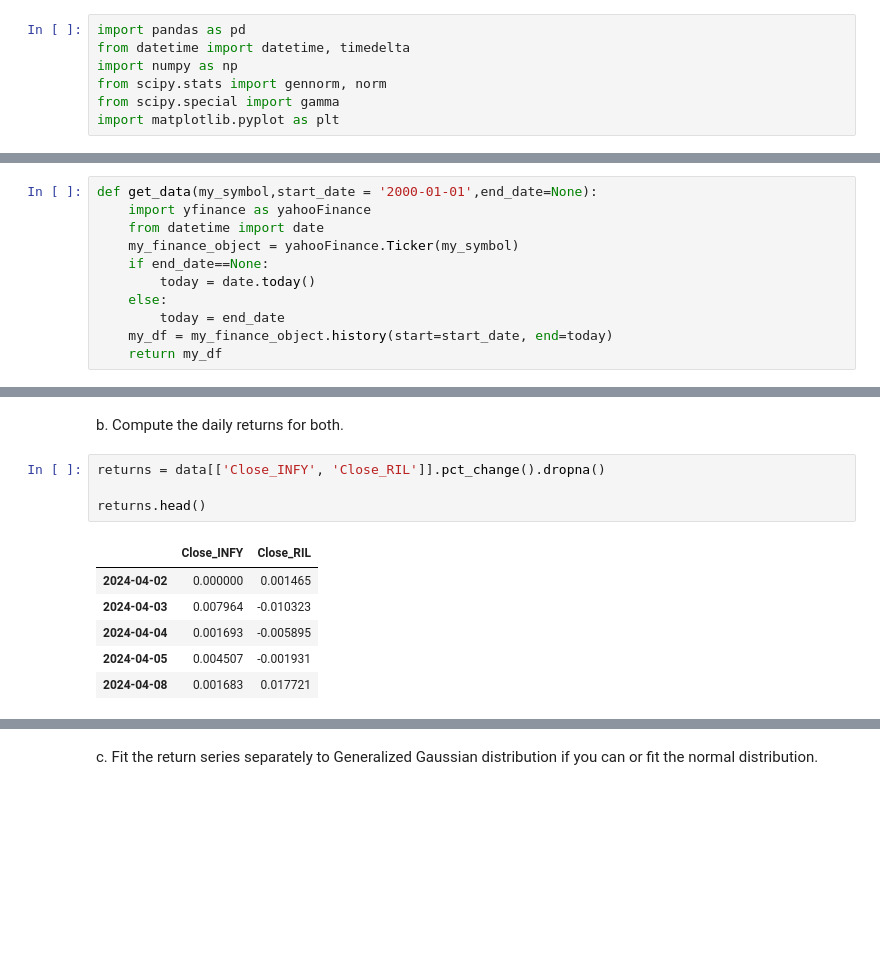
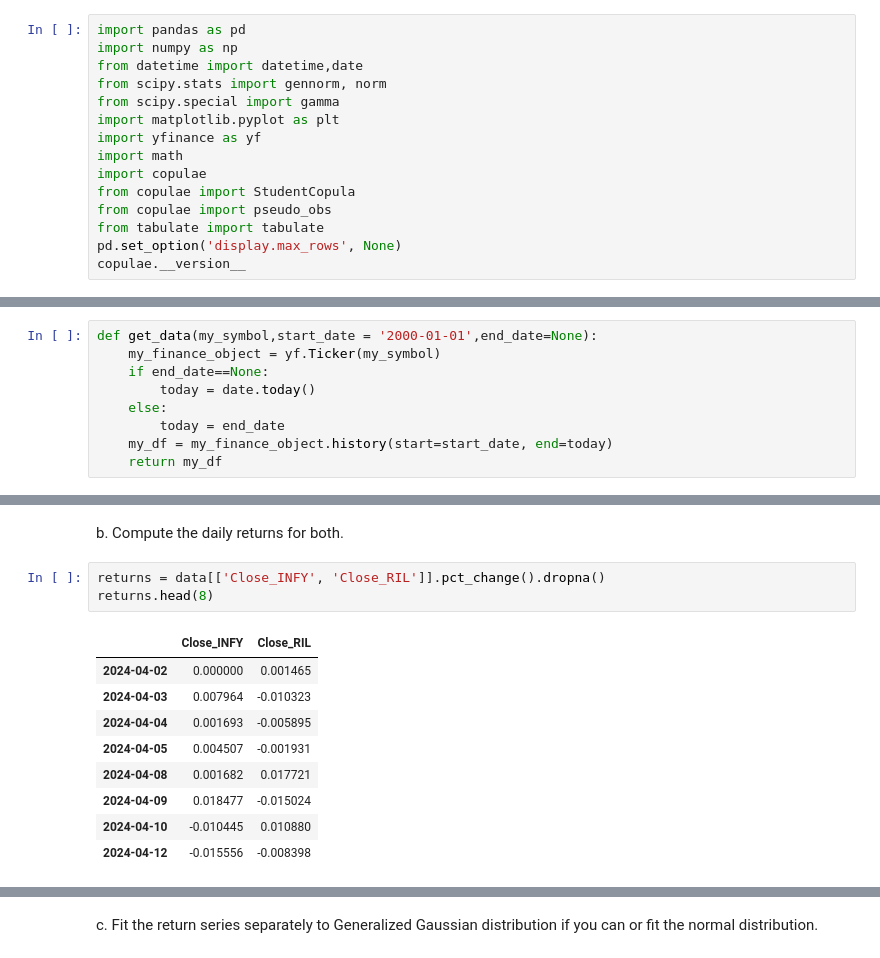
Before and after one commit to msiddhesh/MDS202347_assignment1_Siddhesh_Maheshwari, a Jupyter notebook: MDS202347_assignment1_Siddhesh_Maheshwari.ipynb, the cells around one changed output, grey strips where cells are left out. Saved outputs shown, nothing was run; the diff lists cells and outputs as text; blank space fills up the shorter version.

```diff
--- a/MDS202347_assignment1_Siddhesh_Maheshwari.ipynb
+++ b/MDS202347_assignment1_Siddhesh_Maheshwari.ipynb
@@ -8,8 +6,16 @@ principal and interest.
 Step 1: Importing Neccesey libraries
 # %%
 import pandas as pd
-from datetime import datetime, timedelta
 import numpy as np
+from datetime import datetime,date
 from scipy.stats import gennorm, norm
 from scipy.special import gamma
 import matplotlib.pyplot as plt
+import yfinance as yf
+import math
+import copulae
+from copulae import StudentCopula
+from copulae import pseudo_obs
+from tabulate import tabulate
+pd.set_option('display.max_rows', None)
+copulae.__version__
@@ -253,8 +271,6 @@ a. Download 1-year INFY & RIL stock prices from NSE
 # %%
 def get_data(my_symbol,start_date = '2000-01-01',end_date=None):
-    import yfinance as yahooFinance
-    from datetime import date
-    my_finance_object = yahooFinance.Ticker(my_symbol)
+    my_finance_object = yf.Ticker(my_symbol)
     if end_date==None:
         today = date.today()
     else:
@@ -344,13 +360,15 @@ memory usage: 27.9+ KB
 b. Compute the daily returns for both.
 # %%
 returns = data[['Close_INFY', 'Close_RIL']].pct_change().dropna()
-
-returns.head()
+returns.head(8)
 # %% [output]
 |  | Close_INFY | Close_RIL |
 | 2024-04-02 | 0.000000 | 0.001465 |
 | 2024-04-03 | 0.007964 | -0.010323 |
 | 2024-04-04 | 0.001693 | -0.005895 |
 | 2024-04-05 | 0.004507 | -0.001931 |
-| 2024-04-08 | 0.001683 | 0.017721 |
+| 2024-04-08 | 0.001682 | 0.017721 |
+| 2024-04-09 | 0.018477 | -0.015024 |
+| 2024-04-10 | -0.010445 | 0.010880 |
+| 2024-04-12 | -0.015556 | -0.008398 |
 # %%
```
Also changed, not shown: parts of 42 cells of this notebook, 2 other files.
